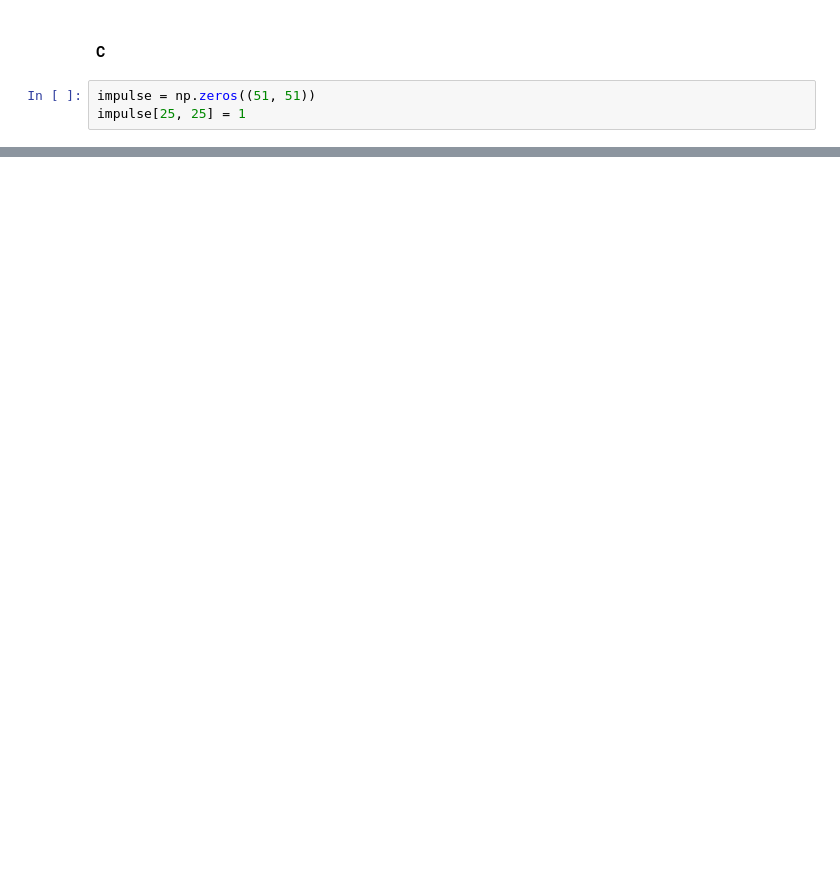
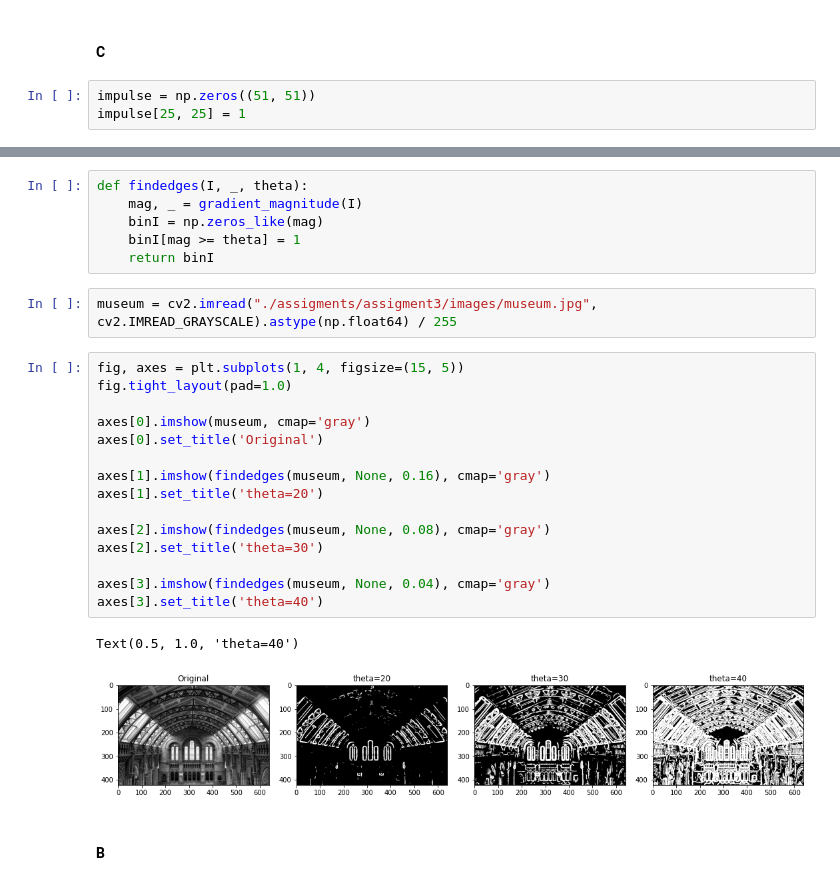
Before and after one commit to al-pi314/computer_vision, a Jupyter notebook: assigments/assigment3/solution.ipynb, the cells around one changed output, grey strips where cells are left out. Drawn from its saved outputs; the diff is of its cells as text; blank space fills up the shorter version.

```diff
--- a/assigments/assigment3/solution.ipynb
+++ b/assigments/assigment3/solution.ipynb
@@ -70,0 +189,28 @@ for i in range(len(axes)):
+# %%
+def findedges(I, _, theta):
+    mag, _ = gradient_magnitude(I)
+    binI = np.zeros_like(mag)
+    binI[mag >= theta] = 1
+    return binI
+# %%
+museum = cv2.imread("./assigments/assigment3/images/museum.jpg", cv2.IMREAD_GRAYSCALE).astype(np.float64) / 255
+# %%
+fig, axes = plt.subplots(1, 4, figsize=(15, 5))
+fig.tight_layout(pad=1.0)
+
+axes[0].imshow(museum, cmap='gray')
+axes[0].set_title('Original')
+
+axes[1].imshow(findedges(museum, None, 0.16), cmap='gray')
+axes[1].set_title('theta=20')
+
+axes[2].imshow(findedges(museum, None, 0.08), cmap='gray')
+axes[2].set_title('theta=30')
+
+axes[3].imshow(findedges(museum, None, 0.04), cmap='gray')
+axes[3].set_title('theta=40')
+# %% [output]
+Text(0.5, 1.0, 'theta=40')
+[figure, added]
+# %% [markdown]
+#### B
```
Also changed, not shown: parts of 25 cells of this notebook.
